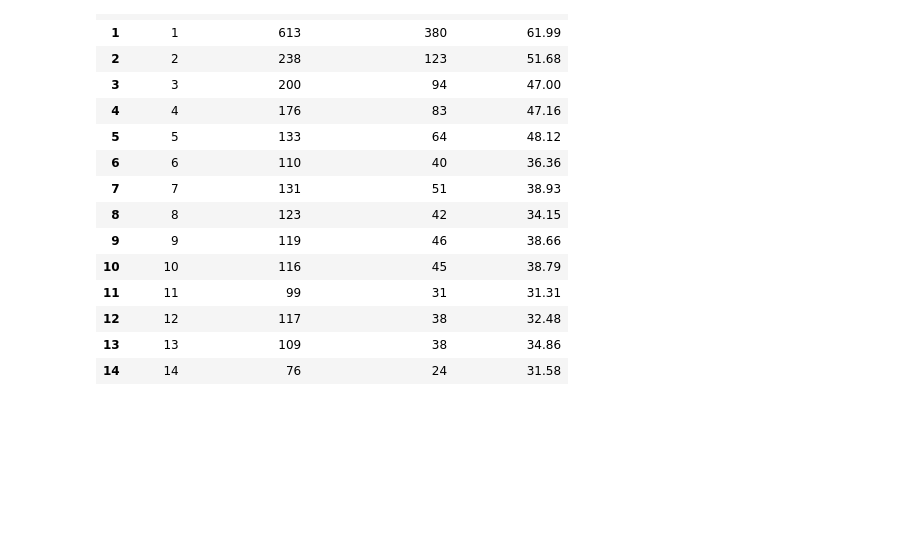
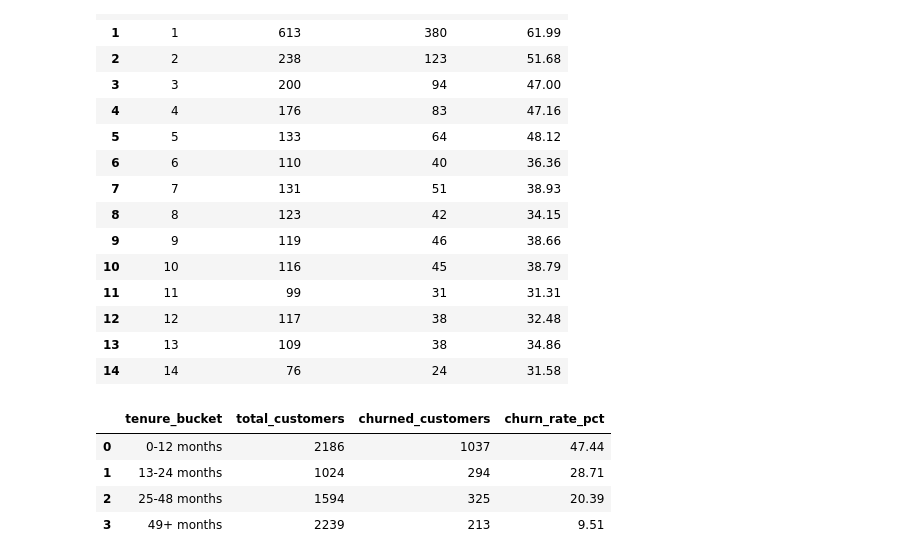
Before and after one commit to drikshathakur786/churnlens-customer-retention-analytics, a Jupyter notebook: python/01_eda.ipynb, the cells around one changed output. Drawn from its saved outputs; the diff is of its cells as text; code cells hidden in the pictures; blank space fills up the shorter version.

Commit message:
Add SQL query for churn by tenure bucket

```diff
--- a/python/01_eda.ipynb
+++ b/python/01_eda.ipynb
@@ -220,3 +220,15 @@ result.head(15)
 | 12 | 12 | 117 | 38 | 32.48 |
 | 13 | 13 | 109 | 38 | 34.86 |
 | 14 | 14 | 76 | 24 | 31.58 |
+# %%
+with open('../sql/03_tenure_buckets.sql', 'r') as f:
+    query = f.read()
+
+result = pd.read_sql(query, conn)
+result
+# %% [output]
+|  | tenure_bucket | total_customers | churned_customers | churn_rate_pct |
+| 0 | 0-12 months | 2186 | 1037 | 47.44 |
+| 1 | 13-24 months | 1024 | 294 | 28.71 |
+| 2 | 25-48 months | 1594 | 325 | 20.39 |
+| 3 | 49+ months | 2239 | 213 | 9.51 |
```
Also changed, not shown: 1 other file.
